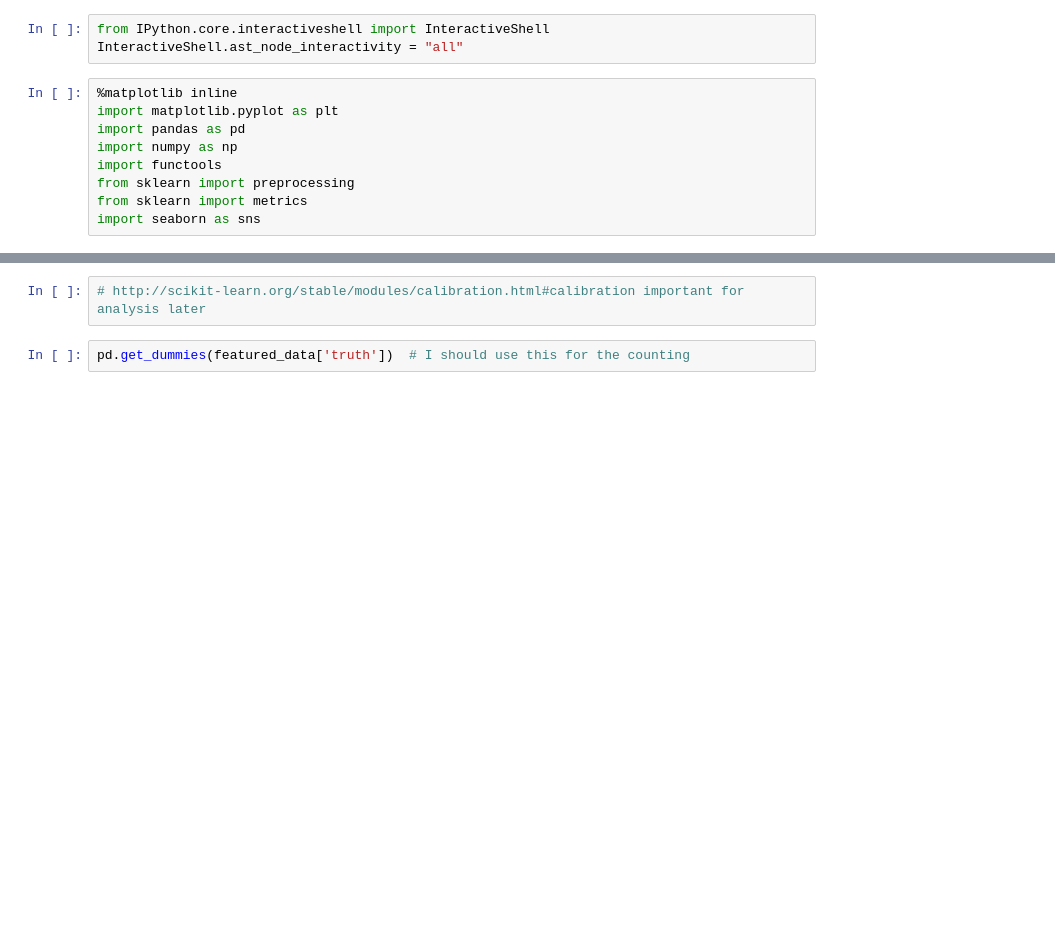
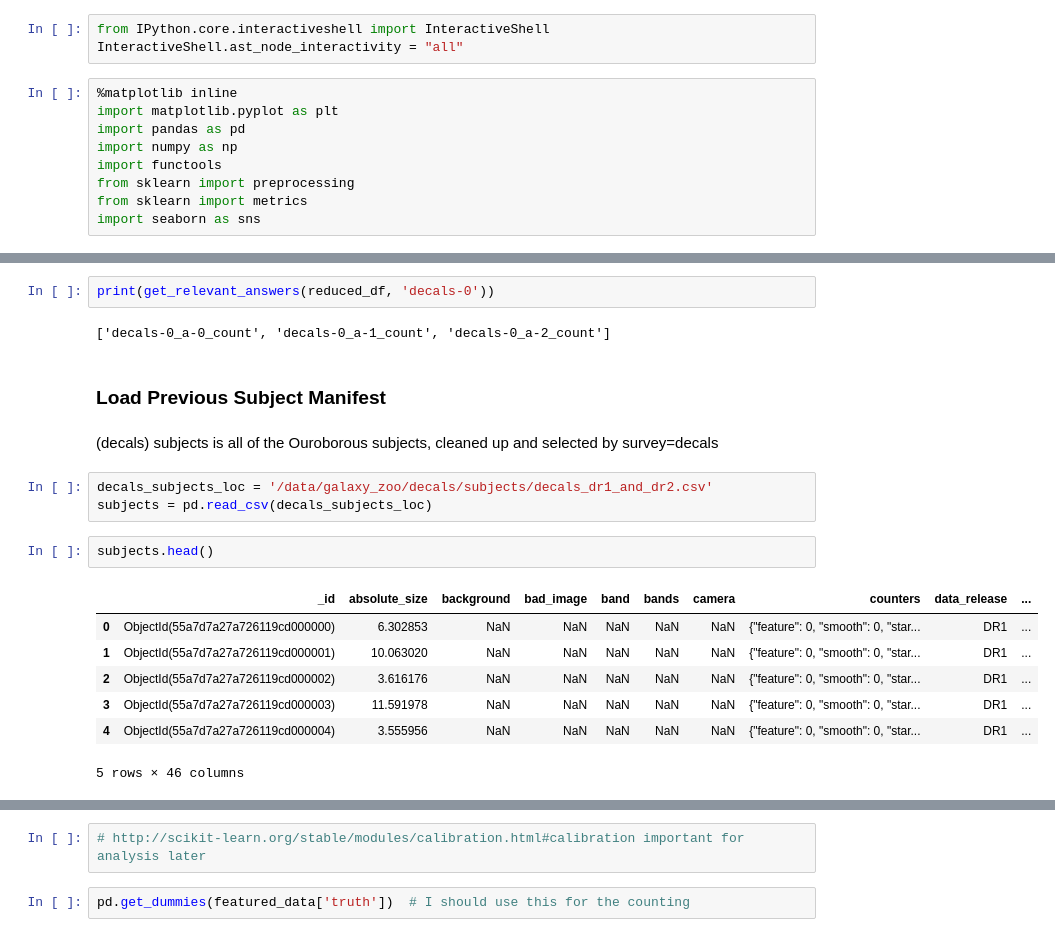
Before and after one commit to willettk/decals, a Jupyter notebook: is_panoptes_working.ipynb, the cells around one changed output, grey strips where cells are left out. Saved outputs shown, nothing was run; the diff lists cells and outputs as text; blank space fills up the shorter version.

```diff
--- a/is_panoptes_working.ipynb
+++ b/is_panoptes_working.ipynb
@@ -139,0 +162,21 @@ avg / total       0.34      0.34      0.31      8460
+# %%
+print(get_relevant_answers(reduced_df, 'decals-0'))
+# %% [output]
+['decals-0_a-0_count', 'decals-0_a-1_count', 'decals-0_a-2_count']
+# %% [markdown]
+### Load Previous Subject Manifest
+# %% [markdown]
+(decals) subjects is all of the Ouroborous subjects, cleaned up and selected by survey=decals
+# %%
+decals_subjects_loc = '/data/galaxy_zoo/decals/subjects/decals_dr1_and_dr2.csv'
+subjects = pd.read_csv(decals_subjects_loc)
+# %%
+subjects.head()
+# %% [output]
+|  | _id | absolute_size | background | bad_image | band | bands | camera | counters | data_release | ... |
+| 0 | ObjectId(55a7d7a27a726119cd000000) | 6.302853 | NaN | NaN | NaN | NaN | NaN | {"feature": 0, "smooth": 0, "star... | DR1 | ... |
+| 1 | ObjectId(55a7d7a27a726119cd000001) | 10.063020 | NaN | NaN | NaN | NaN | NaN | {"feature": 0, "smooth": 0, "star... | DR1 | ... |
+| 2 | ObjectId(55a7d7a27a726119cd000002) | 3.616176 | NaN | NaN | NaN | NaN | NaN | {"feature": 0, "smooth": 0, "star... | DR1 | ... |
+| 3 | ObjectId(55a7d7a27a726119cd000003) | 11.591978 | NaN | NaN | NaN | NaN | NaN | {"feature": 0, "smooth": 0, "star... | DR1 | ... |
+| 4 | ObjectId(55a7d7a27a726119cd000004) | 3.555956 | NaN | NaN | NaN | NaN | NaN | {"feature": 0, "smooth": 0, "star... | DR1 | ... |
+5 rows × 46 columns
```
Also changed, not shown: parts of 55 cells of this notebook, 3 other files.
